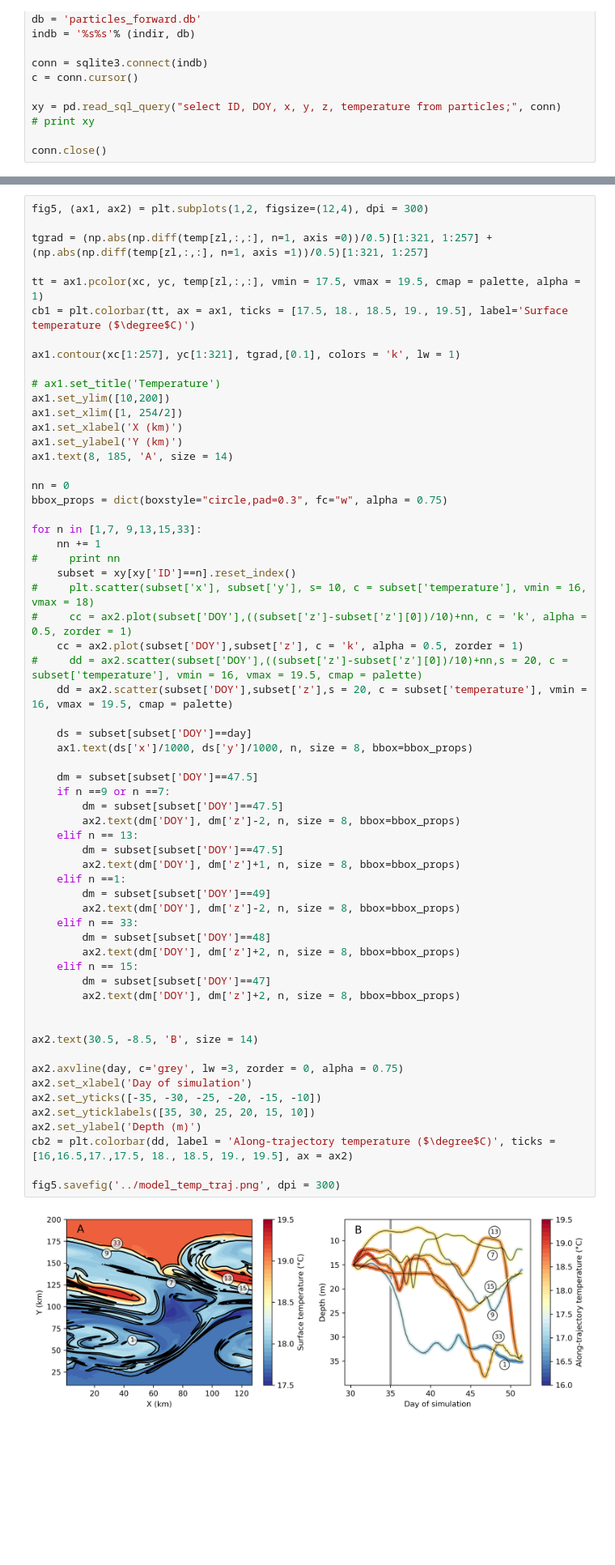
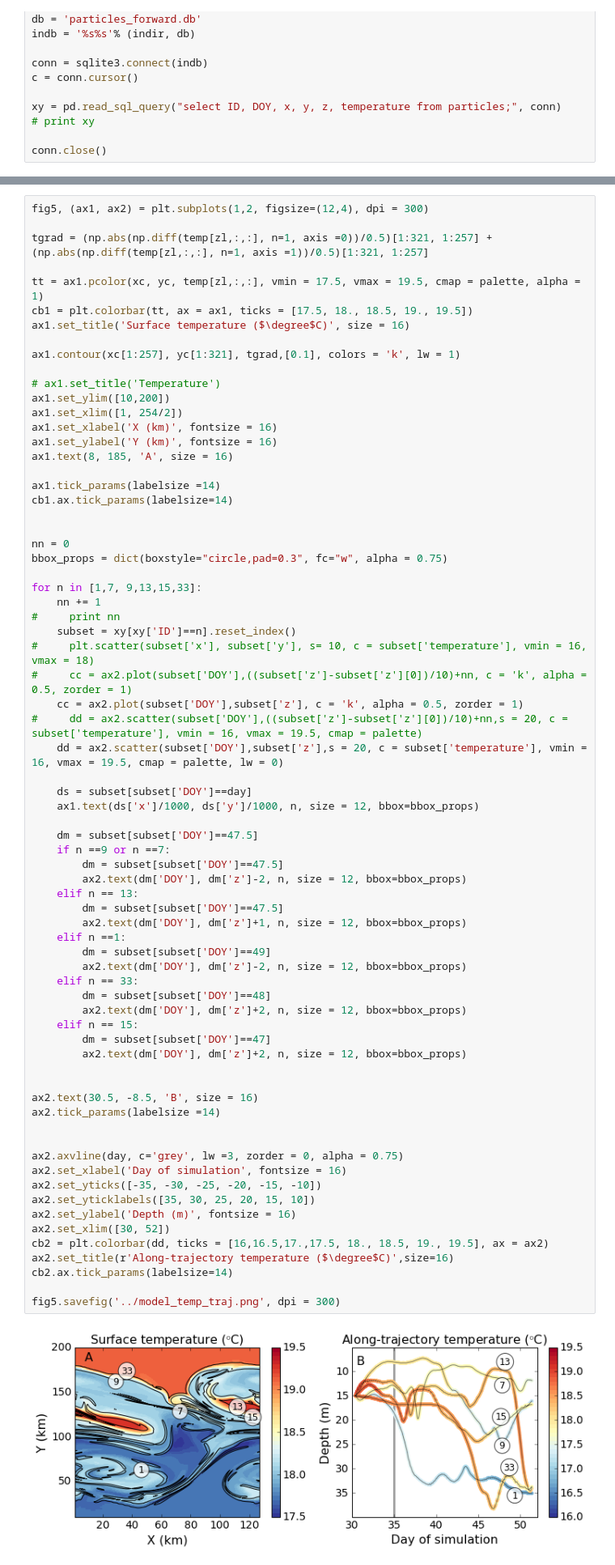
Before and after one commit to sophieclayton/phronttz, a Jupyter notebook: read_model.ipynb, the cells around one changed output, grey strips where cells are left out. Shown: that part at 81% size. Cells and saved outputs as stored; diff of their text form; blank space fills up the shorter version.

Commit message:
bigger fonts on figure

```diff
--- a/read_model.ipynb
+++ b/read_model.ipynb
@@ -169,16 +171,21 @@ fig5, (ax1, ax2) = plt.subplots(1,2, figsize=(12,4), dpi = 300)
 tgrad = (np.abs(np.diff(temp[zl,:,:], n=1, axis =0))/0.5)[1:321, 1:257] + (np.abs(np.diff(temp[zl,:,:], n=1, axis =1))/0.5)[1:321, 1:257]
 
 tt = ax1.pcolor(xc, yc, temp[zl,:,:], vmin = 17.5, vmax = 19.5, cmap = palette, alpha = 1)
-cb1 = plt.colorbar(tt, ax = ax1, ticks = [17.5, 18., 18.5, 19., 19.5], label='Surface temperature ($\degree$C)')
+cb1 = plt.colorbar(tt, ax = ax1, ticks = [17.5, 18., 18.5, 19., 19.5])
+ax1.set_title('Surface temperature ($\degree$C)', size = 16)
 
 ax1.contour(xc[1:257], yc[1:321], tgrad,[0.1], colors = 'k', lw = 1)
 
 # ax1.set_title('Temperature')
 ax1.set_ylim([10,200])
 ax1.set_xlim([1, 254/2])
-ax1.set_xlabel('X (km)')
-ax1.set_ylabel('Y (km)')
-ax1.text(8, 185, 'A', size = 14)
+ax1.set_xlabel('X (km)', fontsize = 16)
+ax1.set_ylabel('Y (km)', fontsize = 16)
+ax1.text(8, 185, 'A', size = 16)
+
+ax1.tick_params(labelsize =14)
+cb1.ax.tick_params(labelsize=14)
+
 
 nn = 0
 bbox_props = dict(boxstyle="circle,pad=0.3", fc="w", alpha = 0.75)
@@ -187,42 +194,47 @@ for n in [1,7, 9,13,15,33]:
     nn += 1
 #     print nn
     subset = xy[xy['ID']==n].reset_index()
 #     plt.scatter(subset['x'], subset['y'], s= 10, c = subset['temperature'], vmin = 16, vmax = 18)
 #     cc = ax2.plot(subset['DOY'],((subset['z']-subset['z'][0])/10)+nn, c = 'k', alpha = 0.5, zorder = 1)
     cc = ax2.plot(subset['DOY'],subset['z'], c = 'k', alpha = 0.5, zorder = 1)
 #     dd = ax2.scatter(subset['DOY'],((subset['z']-subset['z'][0])/10)+nn,s = 20, c = subset['temperature'], vmin = 16, vmax = 19.5, cmap = palette)
-    dd = ax2.scatter(subset['DOY'],subset['z'],s = 20, c = subset['temperature'], vmin = 16, vmax = 19.5, cmap = palette)
+    dd = ax2.scatter(subset['DOY'],subset['z'],s = 20, c = subset['temperature'], vmin = 16, vmax = 19.5, cmap = palette, lw = 0)
 
     ds = subset[subset['DOY']==day]
-    ax1.text(ds['x']/1000, ds['y']/1000, n, size = 8, bbox=bbox_props)
+    ax1.text(ds['x']/1000, ds['y']/1000, n, size = 12, bbox=bbox_props)
 
     dm = subset[subset['DOY']==47.5]
     if n ==9 or n ==7:
         dm = subset[subset['DOY']==47.5]
-        ax2.text(dm['DOY'], dm['z']-2, n, size = 8, bbox=bbox_props)
+        ax2.text(dm['DOY'], dm['z']-2, n, size = 12, bbox=bbox_props)
     elif n == 13:
         dm = subset[subset['DOY']==47.5]
-        ax2.text(dm['DOY'], dm['z']+1, n, size = 8, bbox=bbox_props)
+        ax2.text(dm['DOY'], dm['z']+1, n, size = 12, bbox=bbox_props)
     elif n ==1:
         dm = subset[subset['DOY']==49]
-        ax2.text(dm['DOY'], dm['z']-2, n, size = 8, bbox=bbox_props)
+        ax2.text(dm['DOY'], dm['z']-2, n, size = 12, bbox=bbox_props)
     elif n == 33:
         dm = subset[subset['DOY']==48]
-        ax2.text(dm['DOY'], dm['z']+2, n, size = 8, bbox=bbox_props)
+        ax2.text(dm['DOY'], dm['z']+2, n, size = 12, bbox=bbox_props)
     elif n == 15:
         dm = subset[subset['DOY']==47]
-        ax2.text(dm['DOY'], dm['z']+2, n, size = 8, bbox=bbox_props)
+        ax2.text(dm['DOY'], dm['z']+2, n, size = 12, bbox=bbox_props)
 
 
-ax2.text(30.5, -8.5, 'B', size = 14)
+ax2.text(30.5, -8.5, 'B', size = 16)
+ax2.tick_params(labelsize =14)
+
 
 ax2.axvline(day, c='grey', lw =3, zorder = 0, alpha = 0.75)
-ax2.set_xlabel('Day of simulation')
+ax2.set_xlabel('Day of simulation', fontsize = 16)
 ax2.set_yticks([-35, -30, -25, -20, -15, -10])
 ax2.set_yticklabels([35, 30, 25, 20, 15, 10])
-ax2.set_ylabel('Depth (m)')
-cb2 = plt.colorbar(dd, label = 'Along-trajectory temperature ($\degree$C)', ticks = [16,16.5,17.,17.5, 18., 18.5, 19., 19.5], ax = ax2)
+ax2.set_ylabel('Depth (m)', fontsize = 16)
+ax2.set_xlim([30, 52])
+cb2 = plt.colorbar(dd, ticks = [16,16.5,17.,17.5, 18., 18.5, 19., 19.5], ax = ax2)
+ax2.set_title(r'Along-trajectory temperature ($\degree$C)',size=16)
+cb2.ax.tick_params(labelsize=14)
 
 fig5.savefig('../model_temp_traj.png', dpi = 300)
 # %% [output]
-[figure, old version]
+[figure, new version]
```
Also changed, not shown: parts of 4 cells of this notebook.
